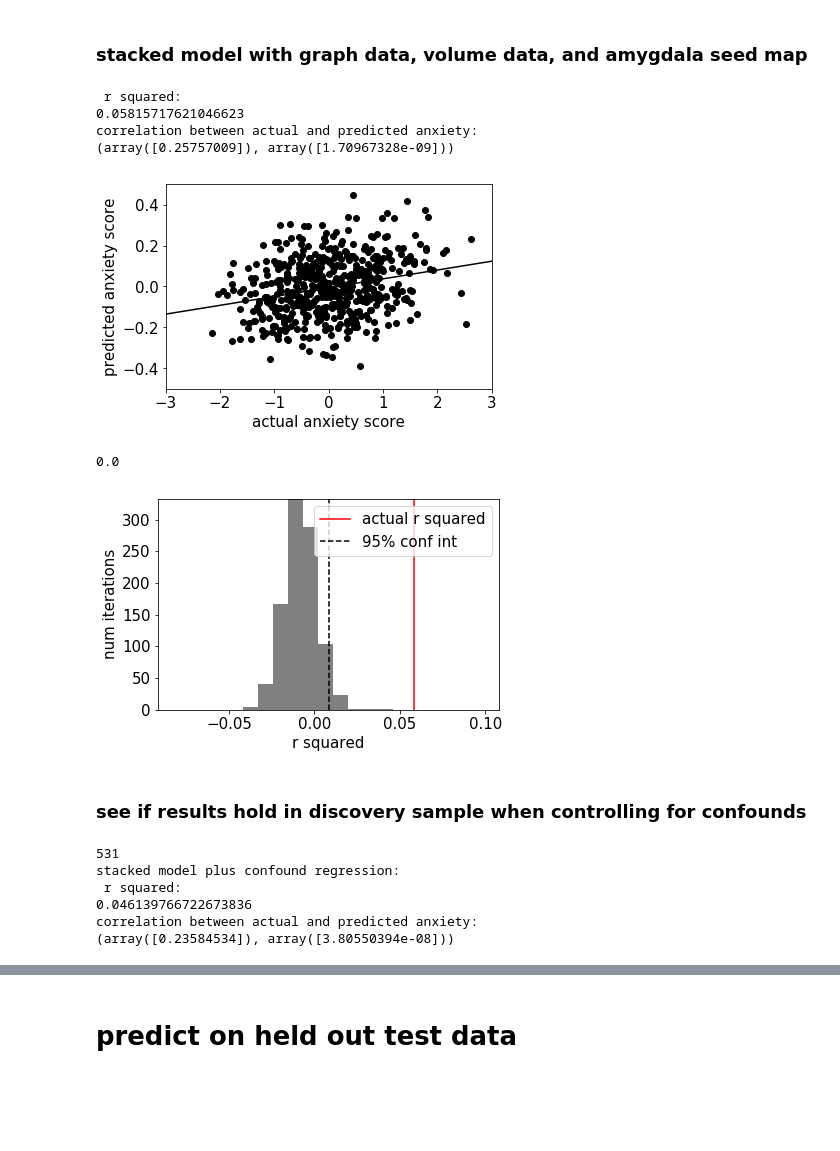
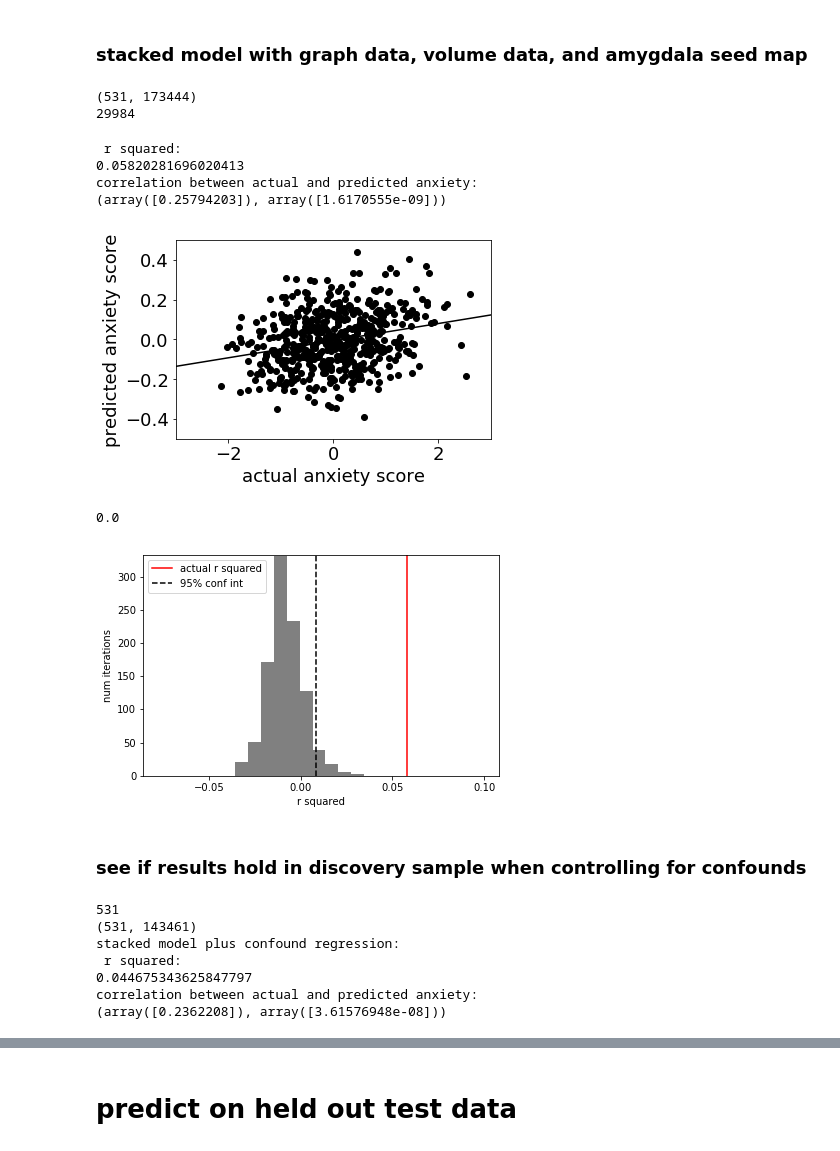
Before and after one commit to eboeke/gsp_anx_pred, a Jupyter notebook: anx_pred_modeling.ipynb, the cells around one changed output, grey strips where cells are left out. Saved outputs shown, nothing was run; the diff lists cells and outputs as text; code cells hidden in the pictures; blank space fills up the shorter version.

Commit message:
fixed imputing bug

```diff
--- a/anx_pred_modeling.ipynb
+++ b/anx_pred_modeling.ipynb
@@ -280,7 +280,6 @@ def stack(Xs,y,inner_pipeline,outer_pipeline):
 
 
         outer_pipeline.fit(meta_feat_train,y=y_train_outer)
-        train_model_preds = outer_pipeline.predict(meta_feat_train)
         preds[test] = outer_pipeline.predict(mean_meta_feat_test)
 
     r2 = r2_score(y,preds)
@@ -407,7 +406,6 @@ def stack_perm(Xs_actual,y_actual,inner_pipeline,outer_pipeline,n_iter,figname=N
         Xs_actual,y_actual,inner_pipeline,  outer_pipeline)
                                      for i in range(n_iter))
     null_scores = np.array(null_scores)
-    actual_score = actual_score
     x_min = np.amin(np.append(null_scores,actual_score))-.05
     x_max = np.amax(np.append(null_scores,actual_score))+.05
     y_max = n_iter/3
@@ -1234,14 +1231,29 @@ correlation between actual and predicted anxiety:
 # %%
 ##load voxelwise amyg conn
 amyg_data = pd.read_csv(input_data_folder + 'discovery/seed_maps/Amygdala.csv',header=None).values
-#zscore within subject but ignore zeros (which indicate missing data).
-#dont want to include zeros or imputed values in zscoring w/in sub
-zero_idx = amyg_data==0
+
+#load data indicating where each subject has coverage
+coverage_data = pd.read_csv(input_data_folder + 'discovery/seed_maps/coverage_masks.csv',header=None).values
+
+print(coverage_data.shape)
+
+
+nan_idx = coverage_data==0
 amyg_naned = np.array(amyg_data)
-amyg_naned[zero_idx] = np.nan
-amyg_data_z = np.array(amyg_data)
+amyg_naned[nan_idx] = np.nan
+
+#number of voxels where at least one sub doesn't have coverage
+s = np.sum(amyg_naned,0)
+nan_bin = np.isnan(s)
+print(np.sum(nan_bin))
+
+
+amyg_data_z = np.array(amyg_naned)
 for i in range(amyg_data.shape[0]):
     amyg_data_z[i,~np.isnan(amyg_naned[i,:])]= stats.zscore(amyg_data_z[i,~np.isnan(amyg_naned[i,:])])
+# %% [output]
+(531, 173444)
+29984
 # %%
 #linear regression outer (stacking) model
 linreg_pipeline_steps = [
@@ -1251,7 +1263,7 @@ linreg_pipeline_steps = [
 linreg_pipeline = Pipeline(linreg_pipeline_steps)
 
 inner_pipeline_steps = [
-('impute',Imputer(missing_values=0,strategy='mean')),#only relevant for  amyg_data
+('impute',Imputer(missing_values='NaN',strategy='mean')),#only relevant for  amyg_data
 ('standardize', StandardScaler()),
 ('regression', Ridge(1000))
 ]
@@ -1284,35 +1296,37 @@ plt.savefig(output_data_folder + 'discovery/stack3.png')
 np.savetxt(output_data_folder + 'discovery/preds_stack3_disc.csv',preds,delimiter=',')
 # %% [output]
  r squared:
-0.05815717621046623
+0.05820281696020413
 correlation between actual and predicted anxiety:
-(array([0.25757009]), array([1.70967328e-09]))
+(array([0.25794203]), array([1.6170555e-09]))
-[figure, old version]
+[figure, new version]
 # %%
 #permutation test
 linreg_pipeline_steps = [
  ('standardize', StandardScaler()),
 ('regression', LinearRegression())
 ]
 linreg_pipeline = Pipeline(linreg_pipeline_steps)
 
 inner_pipeline_steps = [
+    ('impute',Imputer(missing_values='NaN',strategy='mean')),#only relevant for  amyg_data
  ('standardize', StandardScaler()),
 ('regression', Ridge(1000))
 ]
 inner_pipeline = Pipeline(inner_pipeline_steps)
 
 
+np.random.seed(55)
 
-null_scores,p,actual_score = stack_perm([graph_data,aseg_aparc_data,amyg_data_z],
+null_r2,p,actual_score = stack_perm([graph_data,aseg_aparc_data,amyg_data_z],
                                         anx_data,inner_pipeline,linreg_pipeline,1000,
                                         figname=output_data_folder + 'discovery/stack3_perm.png')
 np.savetxt(output_data_folder + 'discovery/null_r2_disc.csv',null_r2,delimiter=',')
 
 print(p)
 # %% [output]
 0.0
-[figure, old version]
+[figure, new version]
 # %% [markdown]
 ### see if results hold in discovery sample when controlling for confounds
 # %%
@@ -1335,7 +1349,14 @@ randnum = np.random.rand(len(anx_data),1)
 print(len(np.unique(randnum)))
 amyg_data_z_r = np.concatenate((amyg_data_z,randnum),axis=1)
 
-
+#also have to exclude voxels where anyone is missing coverage rather than imputing--
+#otherwise confoundregressor won't work (because of nans)
+#(turns out imputing vs excluding has basically no effect on performance)
+s = np.sum(amyg_data_z_r,0)
+nan_feat_bin = np.isnan(s)
+nan_feat_idx = np.where(nan_feat_bin)[0]
+amyg_data_z_r = np.delete(amyg_data_z_r,nan_feat_idx,1)
+print(amyg_data_z_r.shape)
 
 steps = [
     ('standardize', StandardScaler()),
@@ -1348,7 +1369,6 @@ linreg_pipeline = Pipeline(steps)
 inner_pipeline_steps = [
     #note--has to be in this order, if X data is transformed ConfoundRegressor wont work
     ('conf_reg',ConfoundRegressor(conf_mat,graph_data)),#X data will be reset within stack function
-    ('impute',Imputer(missing_values=0,strategy='mean')),
  ('standardize', StandardScaler()),
 ('regression', Ridge(1000))
 ]
@@ -1365,11 +1385,12 @@ print('correlation between actual and predicted anxiety:')
 print(stats.pearsonr(preds,anx_data))
 # %% [output]
 531
+(531, 143461)
 stacked model plus confound regression:
  r squared:
-0.046139766722673836
+0.044675343625847797
 correlation between actual and predicted anxiety:
-(array([0.23584534]), array([3.80550394e-08]))
+(array([0.2362208]), array([3.61576948e-08]))
 # %%
 #permutation for confound version
 
```
Also changed, not shown: parts of 9 cells of this notebook, 1 other file.
